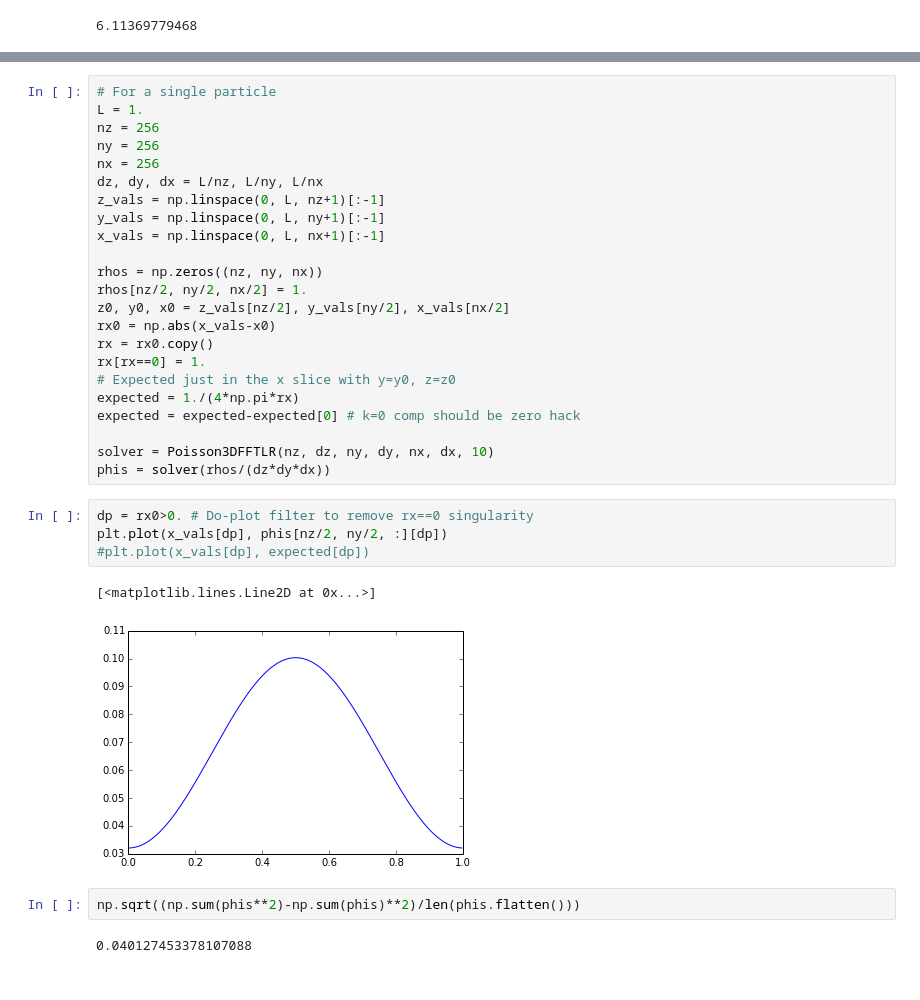
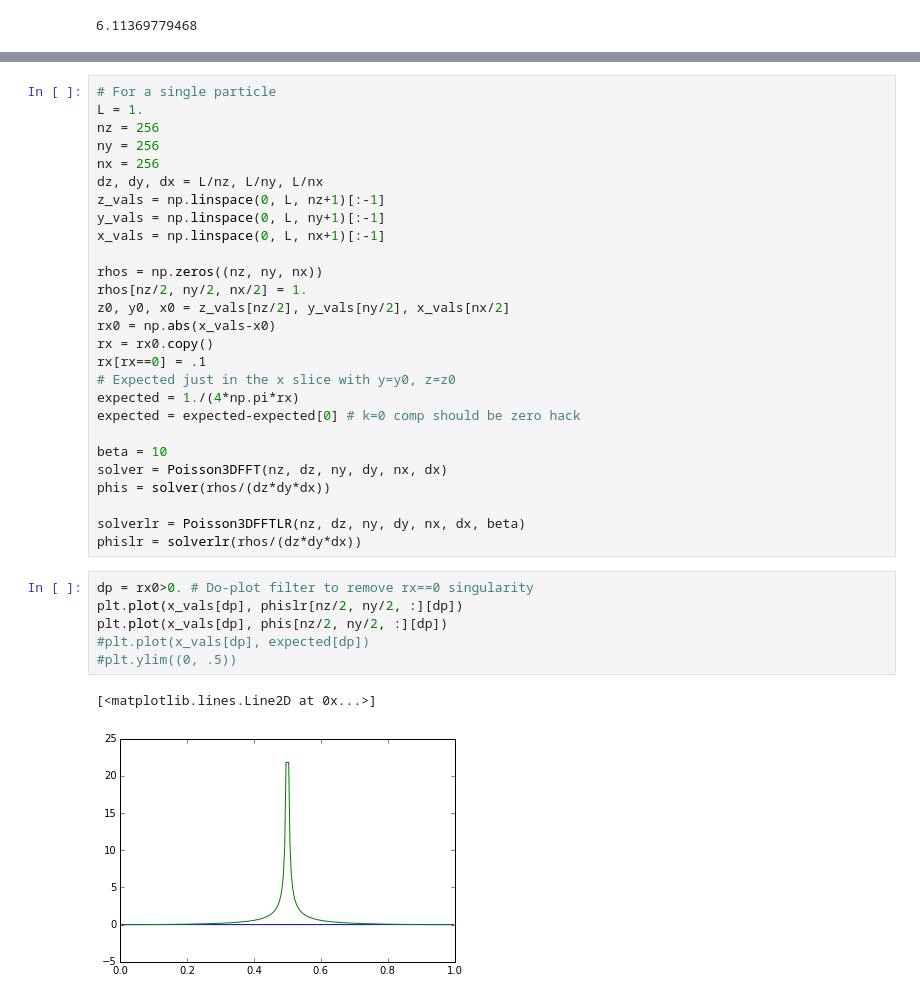
Before and after one commit to dreamer2368/py3d3v, a Jupyter notebook: py3d3v/fft-3d.ipynb, the cells around one changed output, grey strips where cells are left out. Saved outputs shown, nothing was run; the diff lists cells and outputs as text.

```diff
--- a/py3d3v/fft-3d.ipynb
+++ b/py3d3v/fft-3d.ipynb
@@ -55,21 +58,23 @@ rhos[nz/2, ny/2, nx/2] = 1.
 z0, y0, x0 = z_vals[nz/2], y_vals[ny/2], x_vals[nx/2]
 rx0 = np.abs(x_vals-x0)
 rx = rx0.copy()
-rx[rx==0] = 1.
+rx[rx==0] = .1
 # Expected just in the x slice with y=y0, z=z0
 expected = 1./(4*np.pi*rx)
 expected = expected-expected[0] # k=0 comp should be zero hack
 
-solver = Poisson3DFFTLR(nz, dz, ny, dy, nx, dx, 10)
+beta = 10
+solver = Poisson3DFFT(nz, dz, ny, dy, nx, dx)
 phis = solver(rhos/(dz*dy*dx))
+
+solverlr = Poisson3DFFTLR(nz, dz, ny, dy, nx, dx, beta)
+phislr = solverlr(rhos/(dz*dy*dx))
 # %%
 dp = rx0>0. # Do-plot filter to remove rx==0 singularity
+plt.plot(x_vals[dp], phislr[nz/2, ny/2, :][dp])
 plt.plot(x_vals[dp], phis[nz/2, ny/2, :][dp])
 #plt.plot(x_vals[dp], expected[dp])
+#plt.ylim((0, .5))
 # %% [output]
 [<matplotlib.lines.Line2D at 0x...>]
-[figure, old version]
+[figure, new version]
-# %%
-np.sqrt((np.sum(phis**2)-np.sum(phis)**2)/len(phis.flatten()))
-# %% [output]
-0.040127453378107088
```
Also changed, not shown: parts of 4 cells of this notebook, 2 other files.
